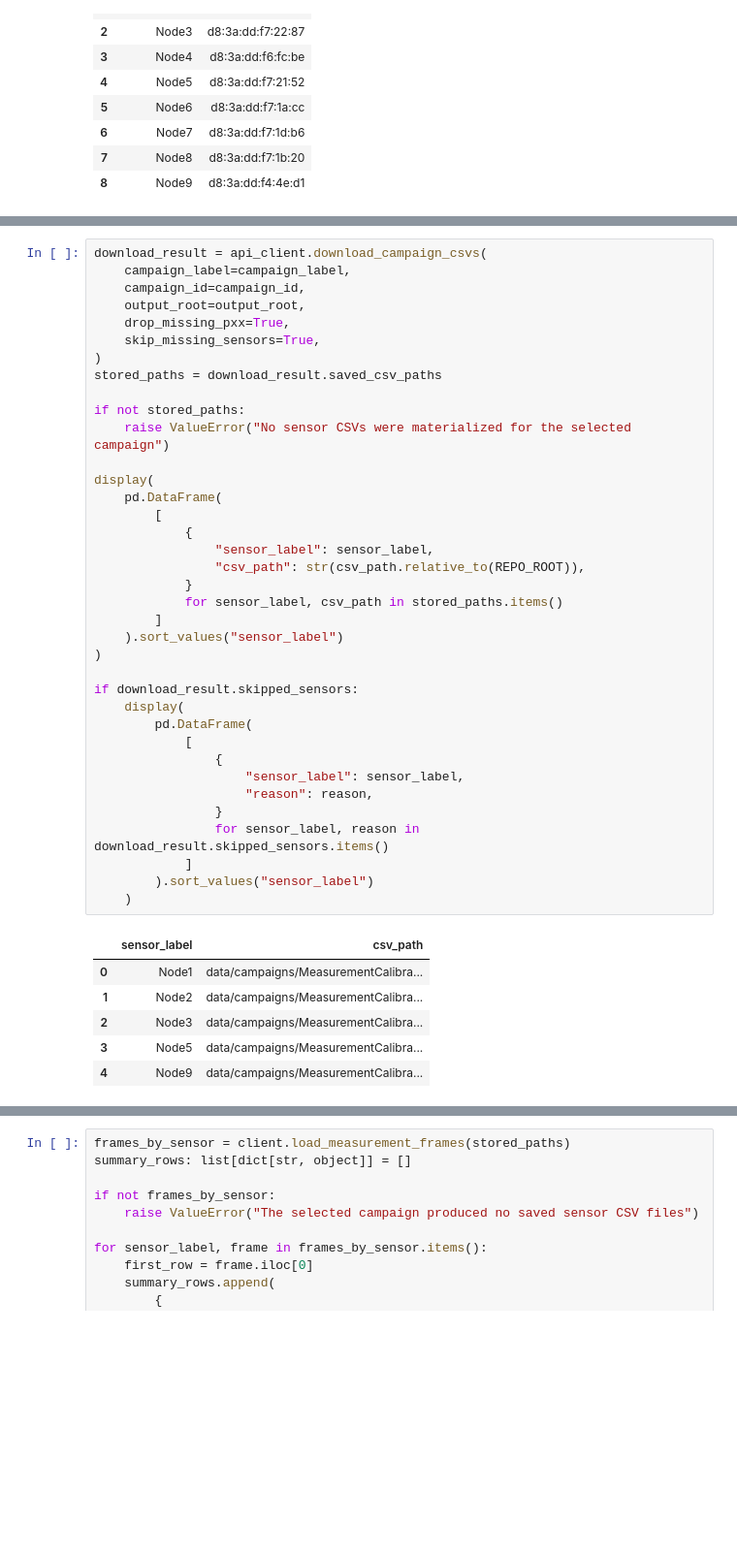
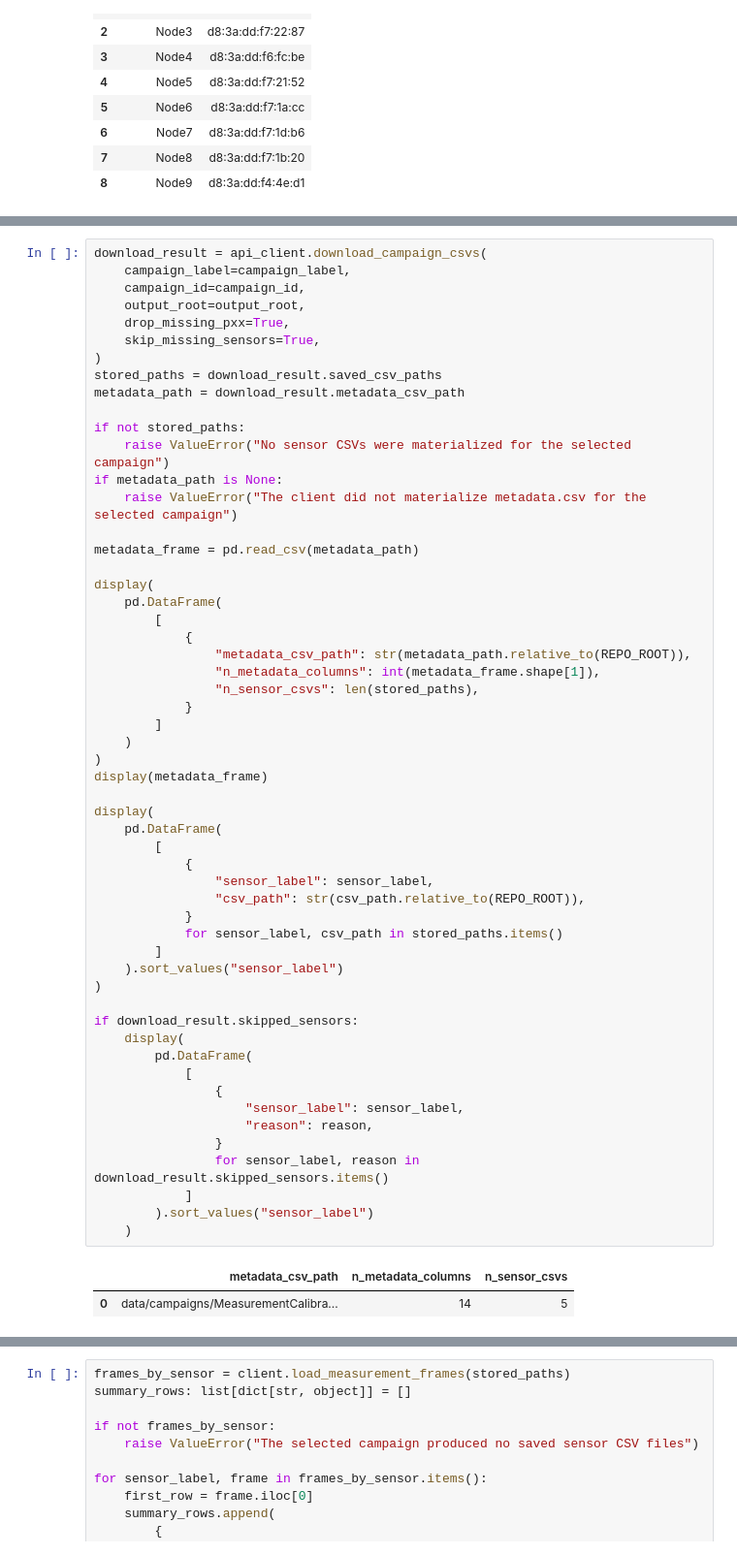
Before and after one commit to AlmondSund/MeasurementCalibration, a Jupyter notebook: notebooks/examples/client.ipynb, the cells around one changed output, grey strips where cells are left out. Shown at 97% size. Saved outputs shown, nothing was run; the diff lists cells and outputs as text; blank space fills up the shorter version.

Commit message:
client refactor

```diff
--- a/notebooks/examples/client.ipynb
+++ b/notebooks/examples/client.ipynb
@@ -147,38 +147,52 @@ download_result = api_client.download_campaign_csvs(
     skip_missing_sensors=True,
 )
 stored_paths = download_result.saved_csv_paths
+metadata_path = download_result.metadata_csv_path
 
 if not stored_paths:
     raise ValueError("No sensor CSVs were materialized for the selected campaign")
+if metadata_path is None:
+    raise ValueError("The client did not materialize metadata.csv for the selected campaign")
+
+metadata_frame = pd.read_csv(metadata_path)
+
+display(
+    pd.DataFrame(
+        [
+            {
+                "metadata_csv_path": str(metadata_path.relative_to(REPO_ROOT)),
+                "n_metadata_columns": int(metadata_frame.shape[1]),
+                "n_sensor_csvs": len(stored_paths),
+            }
+        ]
+    )
+)
+display(metadata_frame)
 
 display(
     pd.DataFrame(
         [
             {
                 "sensor_label": sensor_label,
                 "csv_path": str(csv_path.relative_to(REPO_ROOT)),
             }
             for sensor_label, csv_path in stored_paths.items()
         ]
     ).sort_values("sensor_label")
 )
 
 if download_result.skipped_sensors:
     display(
         pd.DataFrame(
             [
                 {
                     "sensor_label": sensor_label,
                     "reason": reason,
                 }
                 for sensor_label, reason in download_result.skipped_sensors.items()
             ]
         ).sort_values("sensor_label")
     )
 # %% [output]
-|  | sensor_label | csv_path |
-| 0 | Node1 | data/campaigns/MeasurementCalibra... |
-| 1 | Node2 | data/campaigns/MeasurementCalibra... |
-| 2 | Node3 | data/campaigns/MeasurementCalibra... |
-| 3 | Node5 | data/campaigns/MeasurementCalibra... |
-| 4 | Node9 | data/campaigns/MeasurementCalibra... |
+|  | metadata_csv_path | n_metadata_columns | n_sensor_csvs |
+| 0 | data/campaigns/MeasurementCalibra... | 14 | 5 |
```
Also changed, not shown: parts of 4 cells of this notebook, 1 other file.
